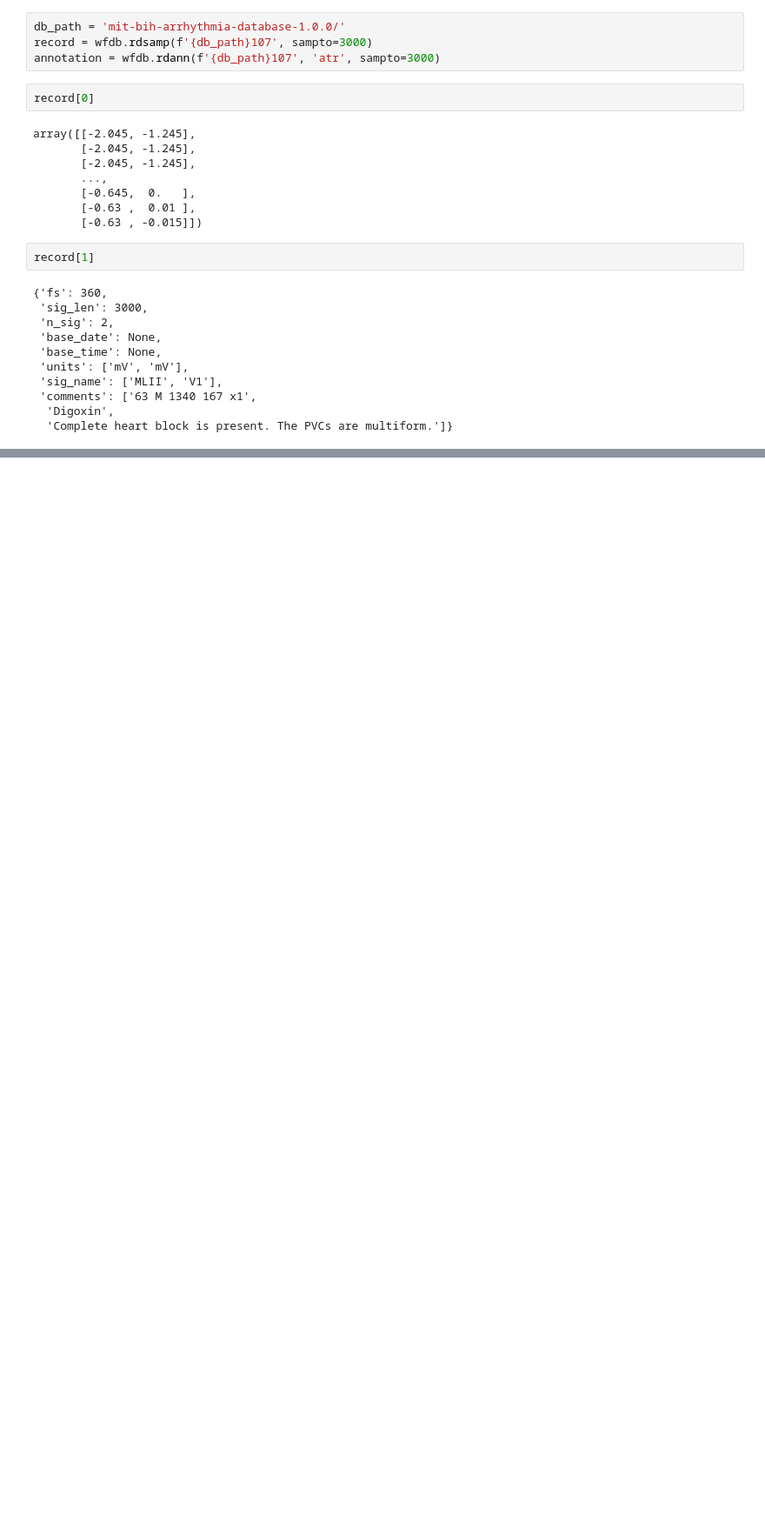
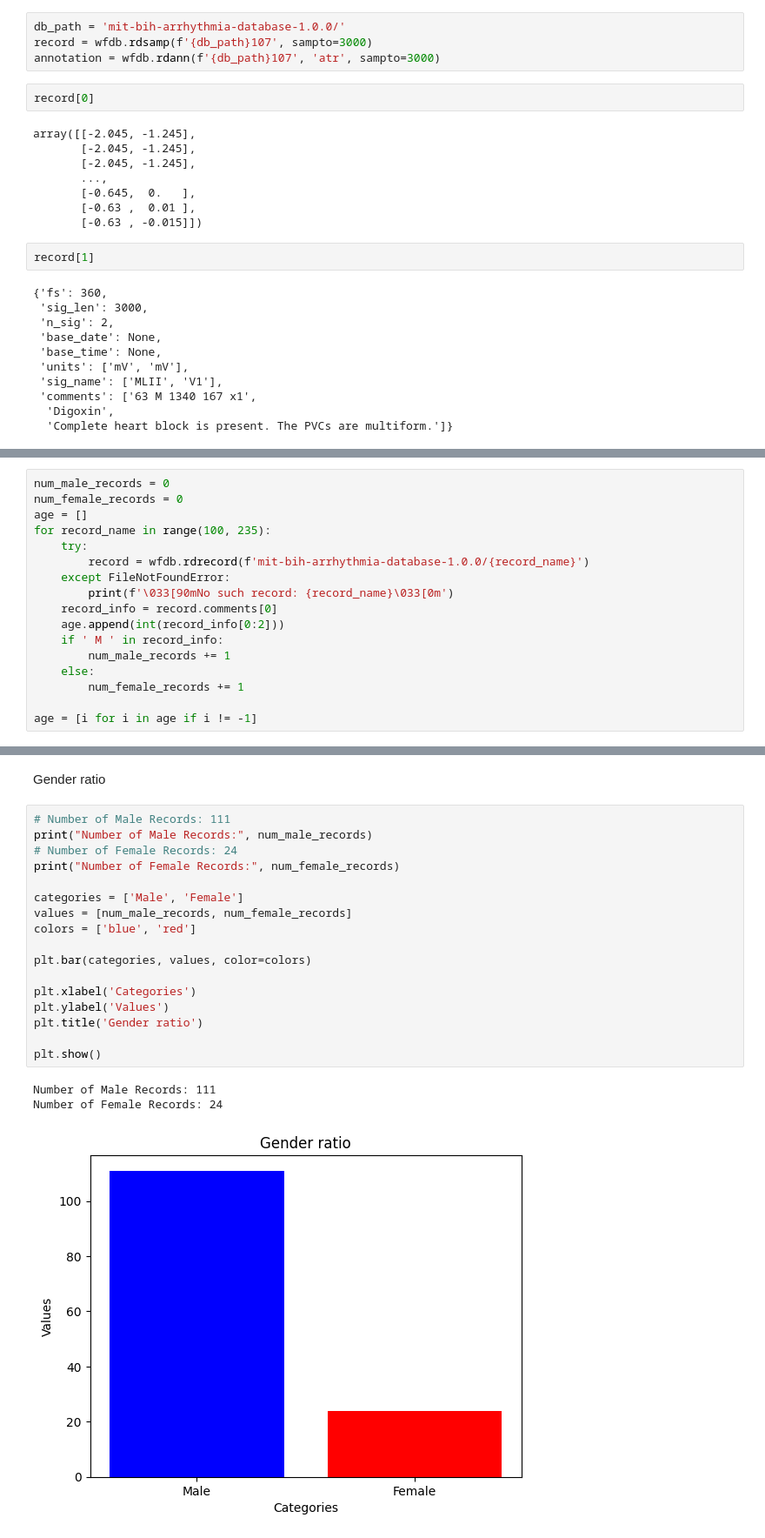
Before and after one commit to MarinBareza/ArrhythmiaDetection, a Jupyter notebook: ArrhythmiaDetection.ipynb, the cells around one changed output, grey strips where cells are left out. Shown at 87% size. Saved outputs shown, nothing was run; the diff lists cells and outputs as text; blank space fills up the shorter version.

Commit message:
Read records from the local db, add gender ratio and age distribution.

```diff
--- a/ArrhythmiaDetection.ipynb
+++ b/ArrhythmiaDetection.ipynb
@@ -53,0 +44,17 @@ Whatever more info that is considered important
+# %%
+num_male_records = 0
+num_female_records = 0
+age = []
+for record_name in range(100, 235):
+    try:
+        record = wfdb.rdrecord(f'mit-bih-arrhythmia-database-1.0.0/{record_name}')
+    except FileNotFoundError:
+        print(f'\033[90mNo such record: {record_name}\033[0m')
+    record_info = record.comments[0]
+    age.append(int(record_info[0:2]))
+    if ' M ' in record_info:
+        num_male_records += 1
+    else:
+        num_female_records += 1
+
+age = [i for i in age if i != -1]
@@ -53,0 +79,23 @@ Whatever more info that is considered important
+# %% [markdown]
+Gender ratio
+# %%
+# Number of Male Records: 111
+print("Number of Male Records:", num_male_records)
+# Number of Female Records: 24
+print("Number of Female Records:", num_female_records)
+
+categories = ['Male', 'Female']
+values = [num_male_records, num_female_records]
+colors = ['blue', 'red']
+
+plt.bar(categories, values, color=colors)
+
+plt.xlabel('Categories')
+plt.ylabel('Values')
+plt.title('Gender ratio')
+
+plt.show()
+# %% [output]
+Number of Male Records: 111
+Number of Female Records: 24
+[figure, added]
```
Also changed, not shown: parts of 7 cells of this notebook.
